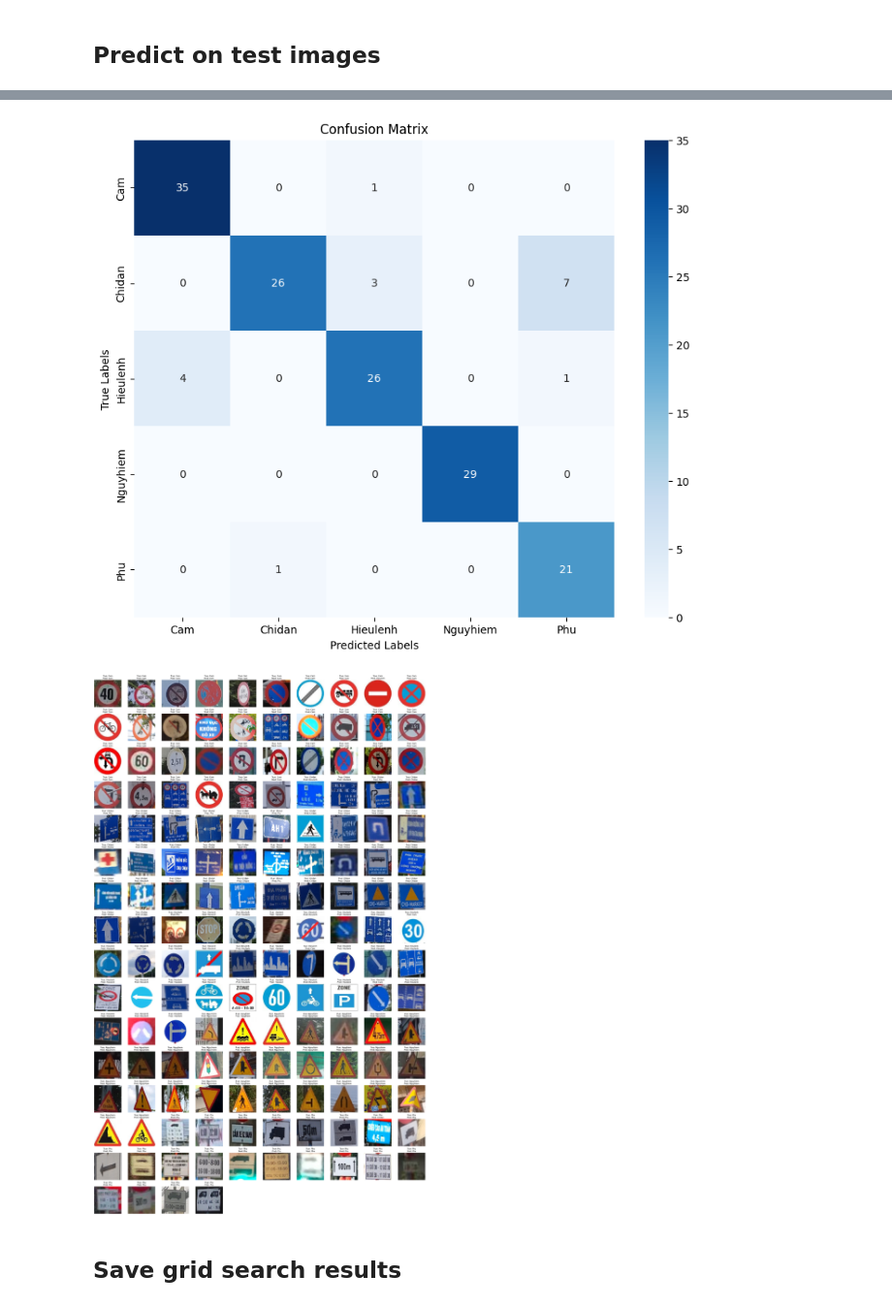
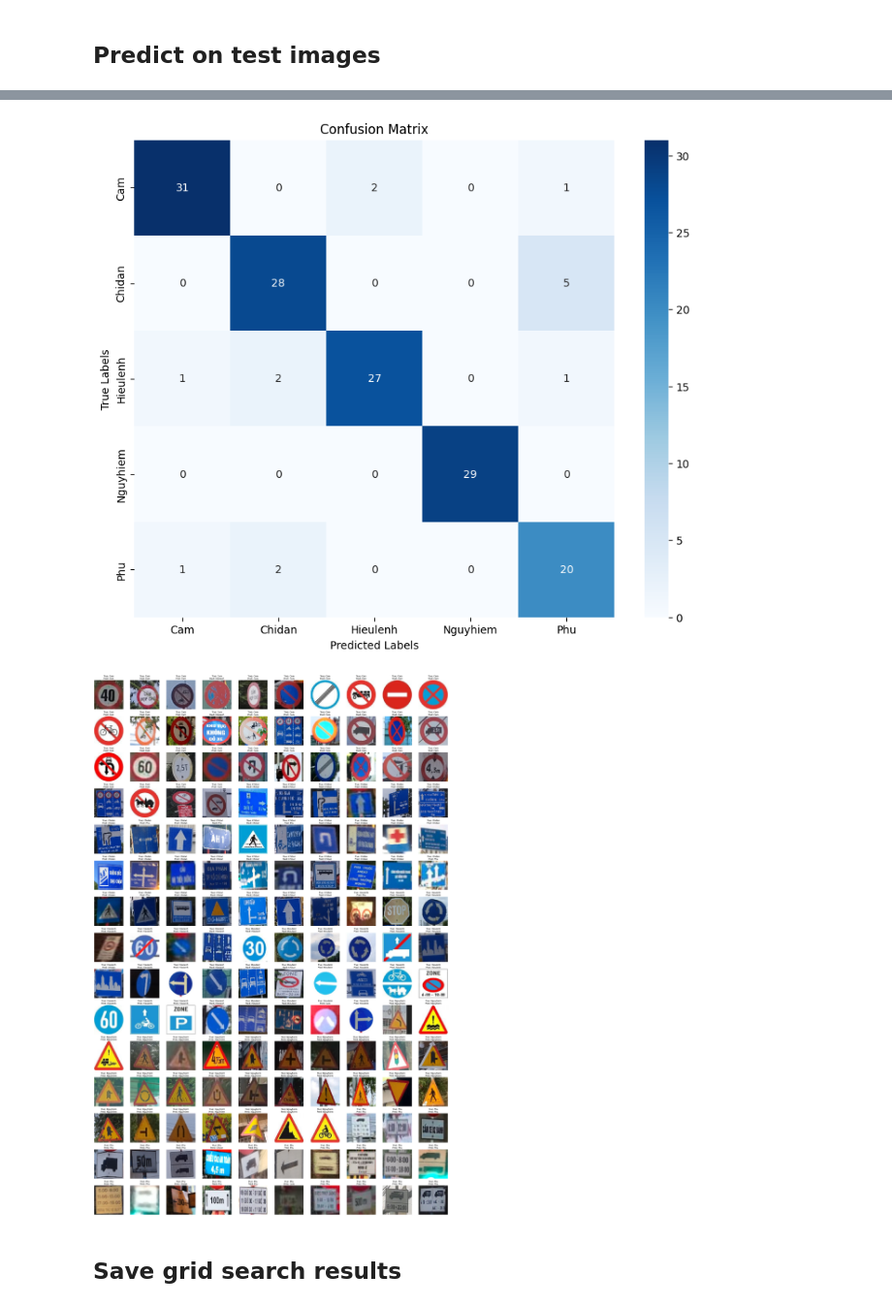
Before and after one commit to l1aF-2027/Traffic-Sign-Classification-through-Images, a Jupyter notebook: model/main.ipynb, the cells around one changed output, grey strips where cells are left out. Shown at 97% size. Saved outputs shown, nothing was run; the diff lists cells and outputs as text; code cells hidden in the pictures.

```diff
--- a/model/main.ipynb
+++ b/model/main.ipynb
@@ -144,7 +147,7 @@ param_grid = {
 }
 
 knn_model = KNeighborsClassifier()
-grid_search = GridSearchCV(
+grid_search_knn = GridSearchCV(
     knn_model,
     param_grid,
     cv=3,
@@ -152,7 +155,7 @@ grid_search = GridSearchCV(
     verbose=3
 )
 
-grid_search.fit(X_train, y_train)
+grid_search_knn.fit(X_train, y_train)
 # %% [output]
 Fitting 3 folds for each of 350 candidates, totalling 1050 fits
 [CV 1/3] END leaf_size=10, metric=<function cityblock at 0x...>, n_neighbors=3, weights=uniform;, score=0.861 total time=   1.3s
@@ -184,14 +187,14 @@ GridSearchCV(cv=3, estimator=KNeighborsClassifier(),
                          'weights': ['uniform', 'distance']},
              scoring='accuracy', verbose=3)
 # %%
-best_knn = grid_search.best_estimator_
-print(f"Best Params: {grid_search.best_params_}")
+best_knn = grid_search_knn.best_estimator_
+print(f"Best Params: {grid_search_knn.best_params_}")
 
 best_knn.fit(train_features, train_labels_encoded)
 
-y_pred = best_knn.predict(test_features)
+y_preda_knn = best_knn.predict(test_features)
 
-joblib.dump(best_knn, 'best_knn_model.joblib')
+joblib.dump(best_knn, project_dir + '\joblib\\best_knn_model.joblib')
 # %% [output]
 Best Params: {'leaf_size': 10, 'metric': <function cityblock at 0x...>, 'n_neighbors': 3, 'weights': 'distance'}
 ['best_knn_model_2.joblib']
@@ -197,0 +203,21 @@ Best Params: {'leaf_size': 10, 'metric': <function cityblock at 0x...>, 'n_neigh
+# %%
+param_grid = {
+    'C': [0.1, 1, 10, 100],
+    'kernel': ['rbf', 'linear', 'poly', 'sigmoid'],
+    'gamma': ['scale', 'auto', 0.1, 0.01, 0.001],
+    'class_weight': ['balanced', None],
+    'degree': [2, 3, 4],
+    'coef0': [0.0, 0.1, 0.5]
+}
+
+svm_model = SVC(random_state=42)
+
+grid_search_svm = GridSearchCV(
+    estimator=svm_model,
+    param_grid=param_grid,
+    cv=3,
+    scoring='accuracy',
+    verbose=3,
+)
+
+grid_search_svm.fit(X_train, y_train)
@@ -197,0 +249,9 @@ Best Params: {'leaf_size': 10, 'metric': <function cityblock at 0x...>, 'n_neigh
+# %%
+best_svm = grid_search_svm.best_estimator_
+# Get the best parameters and score
+print("Best parameters:", grid_search_svm.best_params_)
+best_svm.fit(train_features, train_labels_encoded)
+
+y_pred_svm = best_svm.predict(test_features)
+
+joblib.dump(best_svm, project_dir + '\joblib\\best_svm_model.joblib')
@@ -215,5 +278,5 @@ weighted avg       0.90      0.89      0.89       154
 # %%
-heatmap_label = confusion_matrix(test_labels_encoded, y_pred)
+heatmap_label = confusion_matrix(test_labels_encoded, y_pred_svm)
 
 plt.figure(figsize=(10, 8))
 sns.heatmap(heatmap_label, annot=True, fmt='d', cmap='Blues', xticklabels=label_encoder.classes_, yticklabels=label_encoder.classes_)
@@ -222,29 +285,29 @@ plt.xlabel('Predicted Labels')
 plt.ylabel('True Labels')
 plt.show()
 # %% [output]
-[figure, old version]
+[figure, new version]
 # %%
 n_columns = 10
 n_rows = math.ceil(len(test_images) / n_columns)
 
 fig, axes = plt.subplots(n_rows, n_columns, figsize=(30, n_rows * 3))
 
-for idx, (image, true_label, pred_label) in enumerate(zip(test_images, test_labels_encoded, y_pred)):
+for idx, (image, true_label, pred_label) in enumerate(zip(test_images, test_labels_encoded, y_pred_svm)):
     row = idx // n_columns
     col = idx % n_columns
 
     axes[row, col].imshow(image)
     axes[row, col].set_title(f'True: {label_encoder.classes_[true_label]}\nPred: {label_encoder.classes_[pred_label]}')
     axes[row, col].axis('off')
 
 for ax in axes.flat:
     if not ax.has_data():
         ax.axis('off')
 
 plt.tight_layout()
 plt.show()
 # %% [output]
-[figure, old version]
+[figure, new version]
 # %% [markdown]
 ## Save grid search results
 # %%
```
Also changed, not shown: parts of 13 cells of this notebook, 7 other files.
